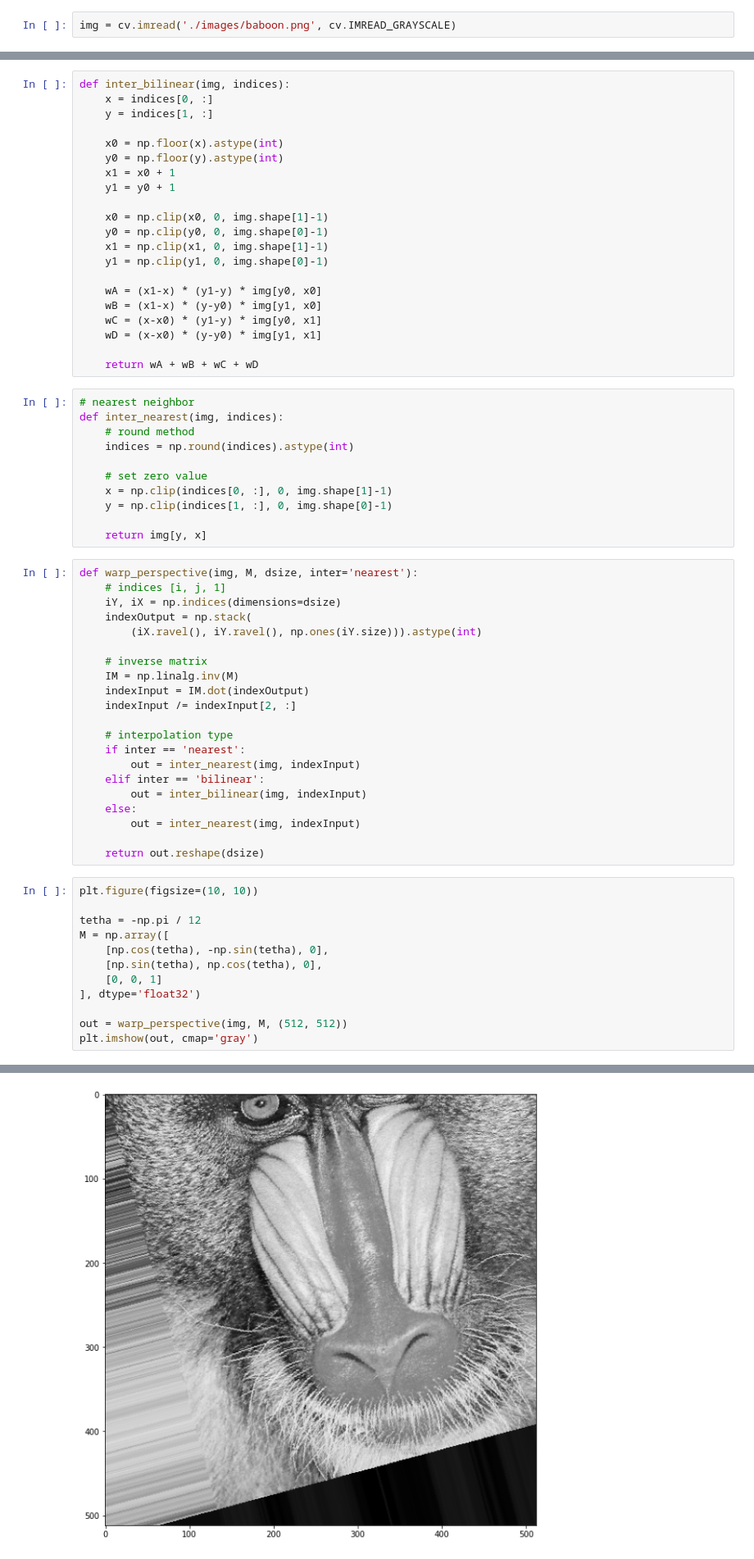
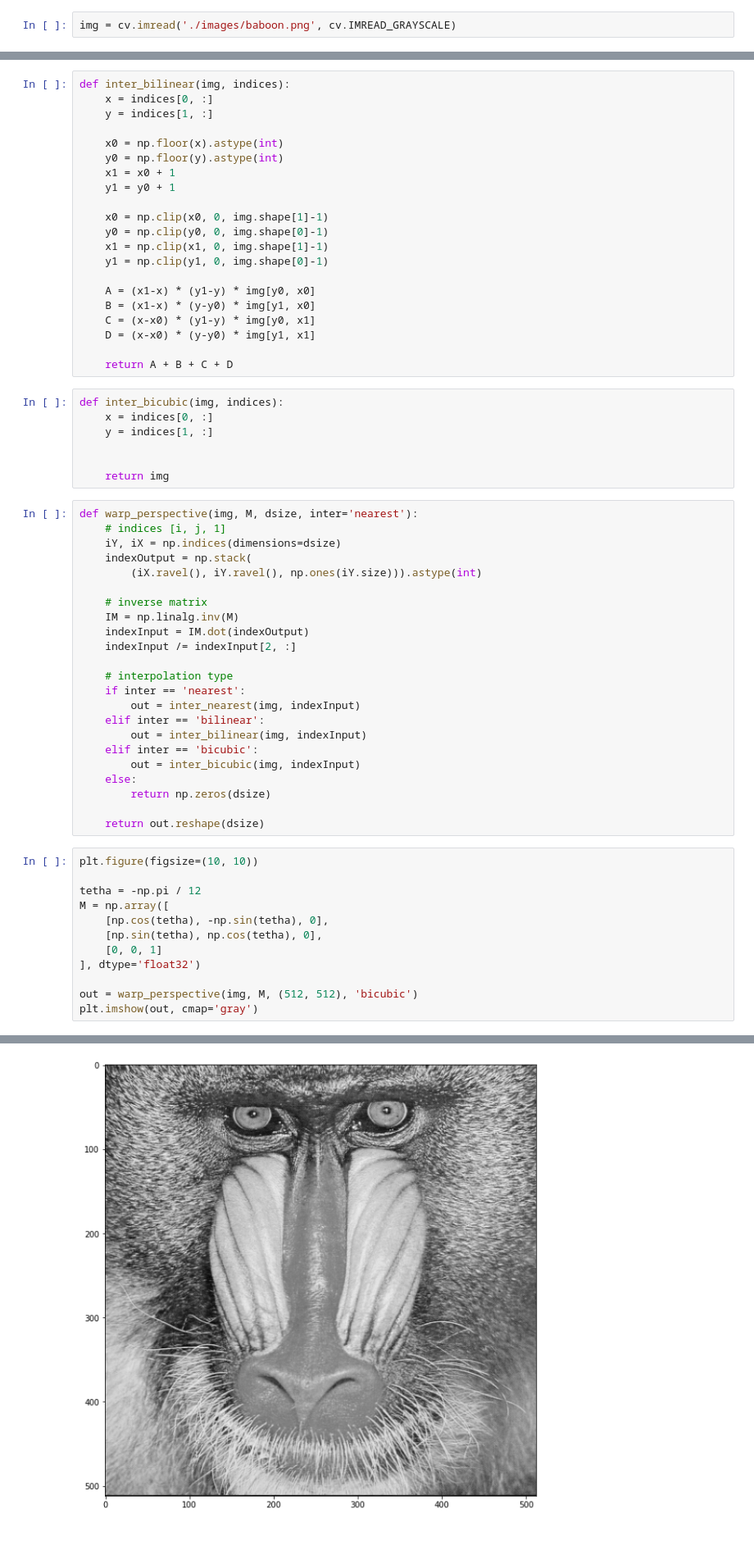
Before and after one commit to maldonadoq/image-processing, a Jupyter notebook: exercise/ex4/interpolation.ipynb, the cells around one changed output, grey strips where cells are left out. Shown at 82% size. Cells and saved outputs as stored; diff of their text form.

Commit message:
init bicubic

```diff
--- a/exercise/ex4/interpolation.ipynb
+++ b/exercise/ex4/interpolation.ipynb
@@ -20,23 +33,19 @@ def inter_bilinear(img, indices):
     x1 = np.clip(x1, 0, img.shape[1]-1)
     y1 = np.clip(y1, 0, img.shape[0]-1)
 
-    wA = (x1-x) * (y1-y) * img[y0, x0]
-    wB = (x1-x) * (y-y0) * img[y1, x0]
-    wC = (x-x0) * (y1-y) * img[y0, x1]
-    wD = (x-x0) * (y-y0) * img[y1, x1]
+    A = (x1-x) * (y1-y) * img[y0, x0]
+    B = (x1-x) * (y-y0) * img[y1, x0]
+    C = (x-x0) * (y1-y) * img[y0, x1]
+    D = (x-x0) * (y-y0) * img[y1, x1]
 
-    return wA + wB + wC + wD
+    return A + B + C + D
-# %%
-# nearest neighbor
-def inter_nearest(img, indices):
-    # round method
-    indices = np.round(indices).astype(int)
-
-    # set zero value
-    x = np.clip(indices[0, :], 0, img.shape[1]-1)
-    y = np.clip(indices[1, :], 0, img.shape[0]-1)
-
-    return img[y, x]
+# %%
+def inter_bicubic(img, indices):
+    x = indices[0, :]
+    y = indices[1, :]
+
+
+    return img
 # %%
 def warp_perspective(img, M, dsize, inter='nearest'):
     # indices [i, j, 1]
@@ -54,22 +63,24 @@ def warp_perspective(img, M, dsize, inter='nearest'):
         out = inter_nearest(img, indexInput)
     elif inter == 'bilinear':
         out = inter_bilinear(img, indexInput)
+    elif inter == 'bicubic':
+        out = inter_bicubic(img, indexInput)
     else:
-        out = inter_nearest(img, indexInput)
+        return np.zeros(dsize)
 
     return out.reshape(dsize)
 # %%
 plt.figure(figsize=(10, 10))
 
 tetha = -np.pi / 12
 M = np.array([
     [np.cos(tetha), -np.sin(tetha), 0],
     [np.sin(tetha), np.cos(tetha), 0],
     [0, 0, 1]
 ], dtype='float32')
 
-out = warp_perspective(img, M, (512, 512))
+out = warp_perspective(img, M, (512, 512), 'bicubic')
 plt.imshow(out, cmap='gray')
 # %% [output]
 <matplotlib.image.AxesImage at 0x...>
-[figure, old version]
+[figure, new version]
```
Also changed, not shown: parts of 1 cell of this notebook.
